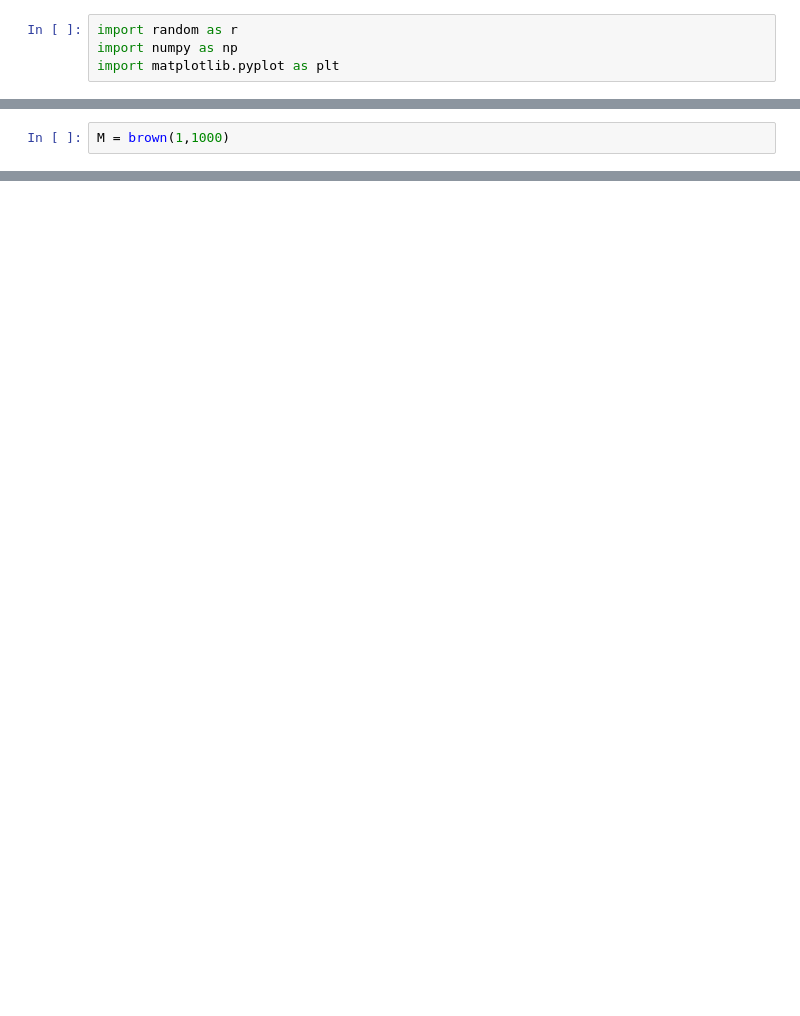
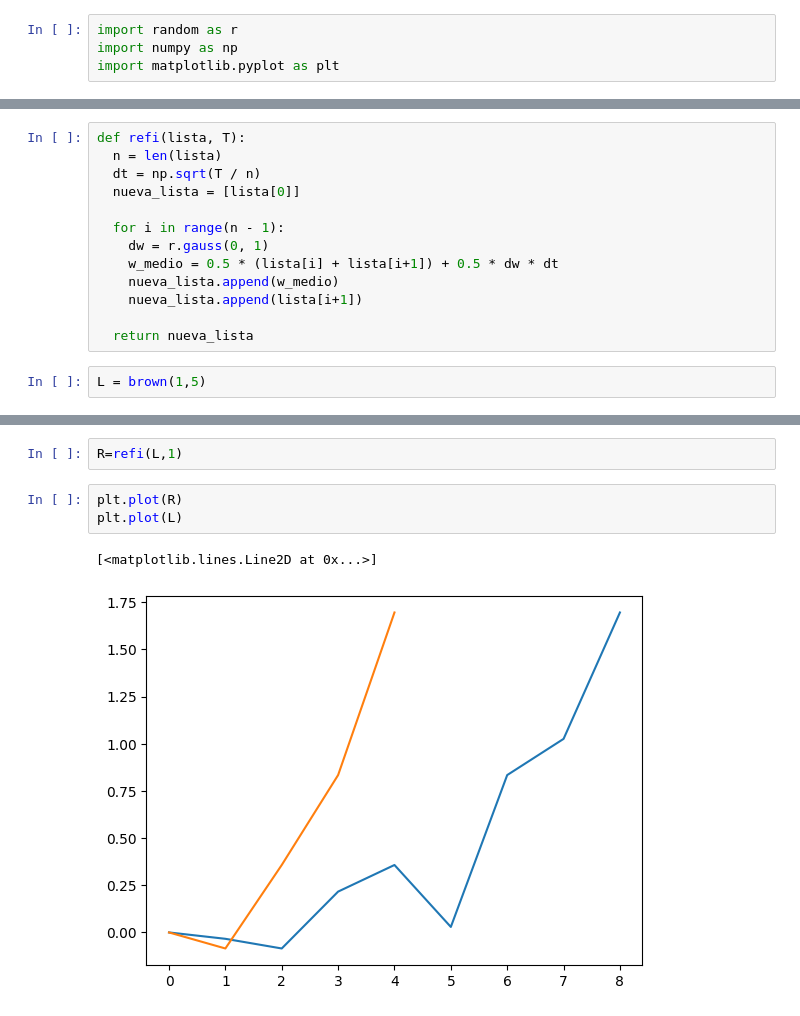
Before and after one commit to gaelosvaldor-star/Simulaci-n-2-, a Jupyter notebook: Movimiento_Browniano_Discretizado.ipynb, the cells around one changed output, grey strips where cells are left out. Drawn from its saved outputs; the diff is of its cells as text; blank space fills up the shorter version.

```diff
--- a/Movimiento_Browniano_Discretizado.ipynb
+++ b/Movimiento_Browniano_Discretizado.ipynb
@@ -18,2 +28,15 @@ def brown(T, N):
+# %%
+def refi(lista, T):
+  n = len(lista)
+  dt = np.sqrt(T / n)
+  nueva_lista = [lista[0]]
+
+  for i in range(n - 1):
+    dw = r.gauss(0, 1)
+    w_medio = 0.5 * (lista[i] + lista[i+1]) + 0.5 * dw * dt
+    nueva_lista.append(w_medio)
+    nueva_lista.append(lista[i+1])
+
+  return nueva_lista
 # %%
-M = brown(1,1000)
+L = brown(1,5)
@@ -24,0 +43,8 @@ plt.plot(M)
+# %%
+R=refi(L,1)
+# %%
+plt.plot(R)
+plt.plot(L)
+# %% [output]
+[<matplotlib.lines.Line2D at 0x...>]
+[figure, added]
```
Also changed, not shown: parts of 7 cells of this notebook.
